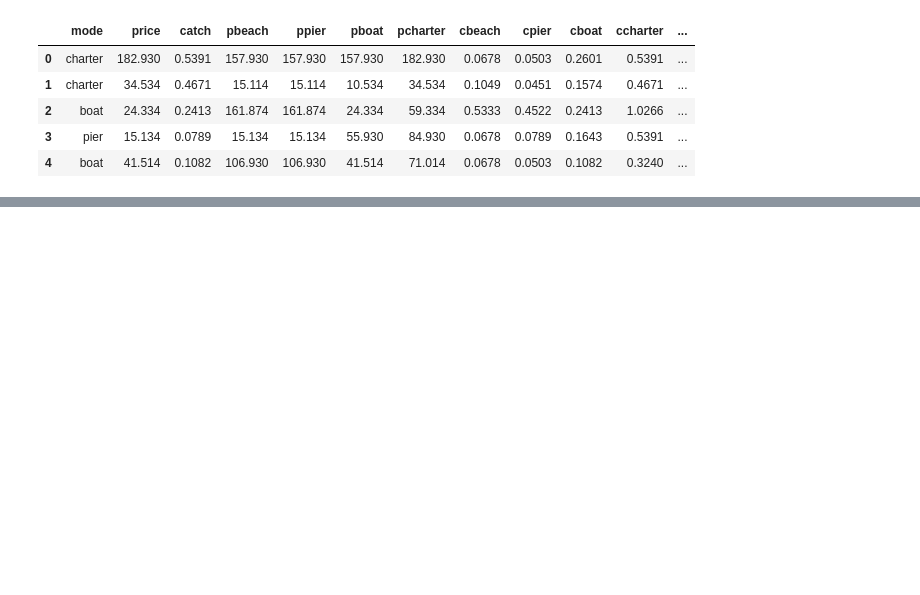
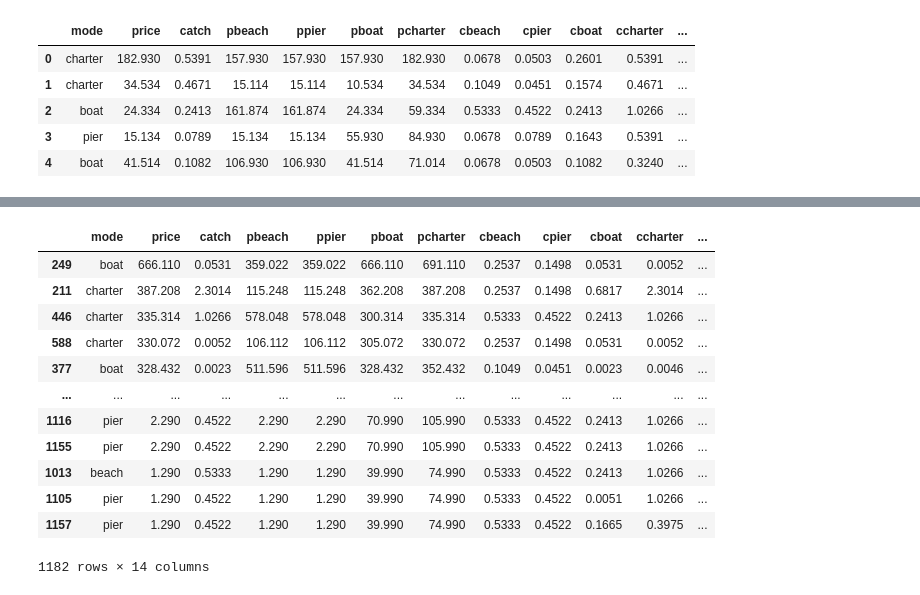
Before and after one commit to ArmanVasilovich/python_spbu, a Jupyter notebook: November-9/November-9.ipynb, the cells around one changed output, grey strips where cells are left out. Drawn from its saved outputs; the diff is of its cells as text; code cells hidden in the pictures; blank space fills up the shorter version.

```diff
--- a/November-9/November-9.ipynb
+++ b/November-9/November-9.ipynb
@@ -293,0 +347,16 @@ df.head()
+# %%
+df.sort_values(['price', 'income'], ascending=False)
+# %% [output]
+|  | mode | price | catch | pbeach | ppier | pboat | pcharter | cbeach | cpier | cboat | ccharter | ... |
+| 249 | boat | 666.110 | 0.0531 | 359.022 | 359.022 | 666.110 | 691.110 | 0.2537 | 0.1498 | 0.0531 | 0.0052 | ... |
+| 211 | charter | 387.208 | 2.3014 | 115.248 | 115.248 | 362.208 | 387.208 | 0.2537 | 0.1498 | 0.6817 | 2.3014 | ... |
+| 446 | charter | 335.314 | 1.0266 | 578.048 | 578.048 | 300.314 | 335.314 | 0.5333 | 0.4522 | 0.2413 | 1.0266 | ... |
+| 588 | charter | 330.072 | 0.0052 | 106.112 | 106.112 | 305.072 | 330.072 | 0.2537 | 0.1498 | 0.0531 | 0.0052 | ... |
+| 377 | boat | 328.432 | 0.0023 | 511.596 | 511.596 | 328.432 | 352.432 | 0.1049 | 0.0451 | 0.0023 | 0.0046 | ... |
+| ... | ... | ... | ... | ... | ... | ... | ... | ... | ... | ... | ... | ... |
+| 1116 | pier | 2.290 | 0.4522 | 2.290 | 2.290 | 70.990 | 105.990 | 0.5333 | 0.4522 | 0.2413 | 1.0266 | ... |
+| 1155 | pier | 2.290 | 0.4522 | 2.290 | 2.290 | 70.990 | 105.990 | 0.5333 | 0.4522 | 0.2413 | 1.0266 | ... |
+| 1013 | beach | 1.290 | 0.5333 | 1.290 | 1.290 | 39.990 | 74.990 | 0.5333 | 0.4522 | 0.2413 | 1.0266 | ... |
+| 1105 | pier | 1.290 | 0.4522 | 1.290 | 1.290 | 39.990 | 74.990 | 0.5333 | 0.4522 | 0.0051 | 1.0266 | ... |
+| 1157 | pier | 1.290 | 0.4522 | 1.290 | 1.290 | 39.990 | 74.990 | 0.5333 | 0.4522 | 0.1665 | 0.3975 | ... |
+1182 rows × 14 columns
```
Also changed, not shown: parts of 6 cells of this notebook.
